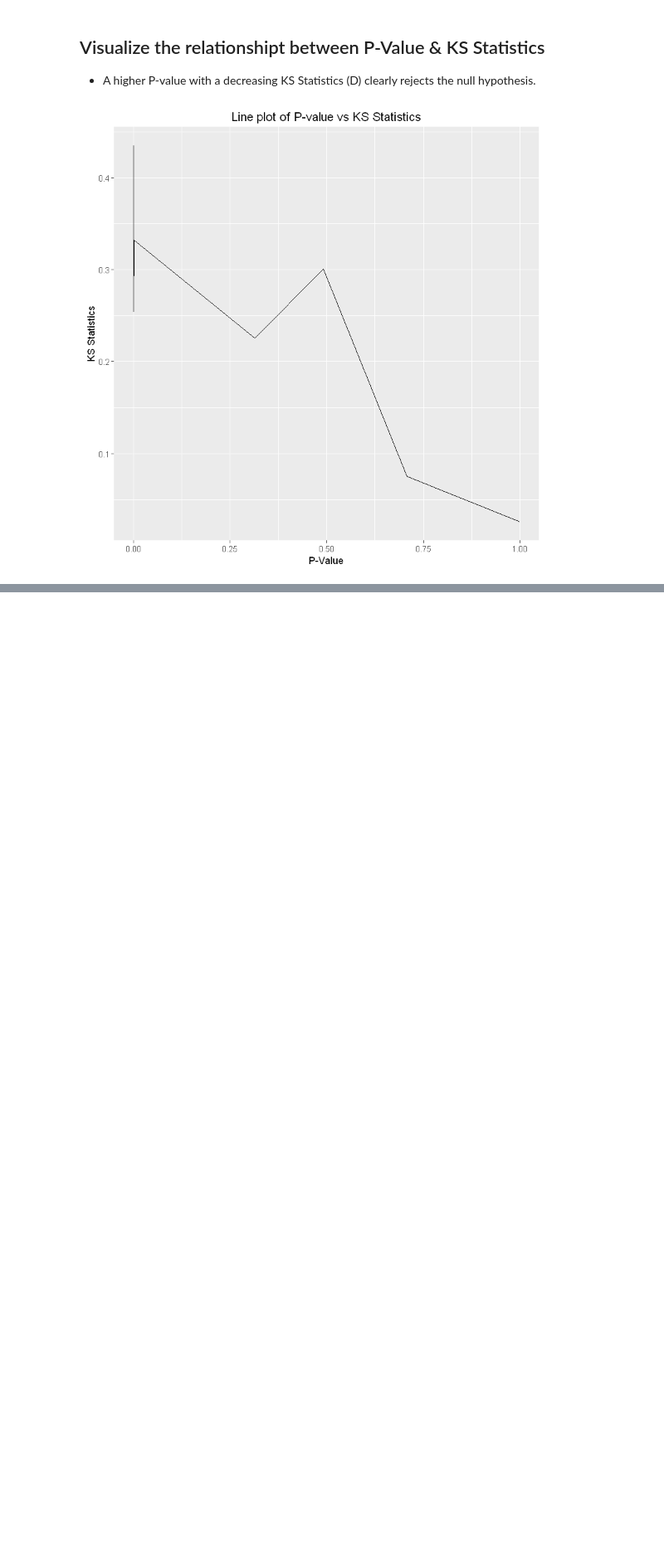
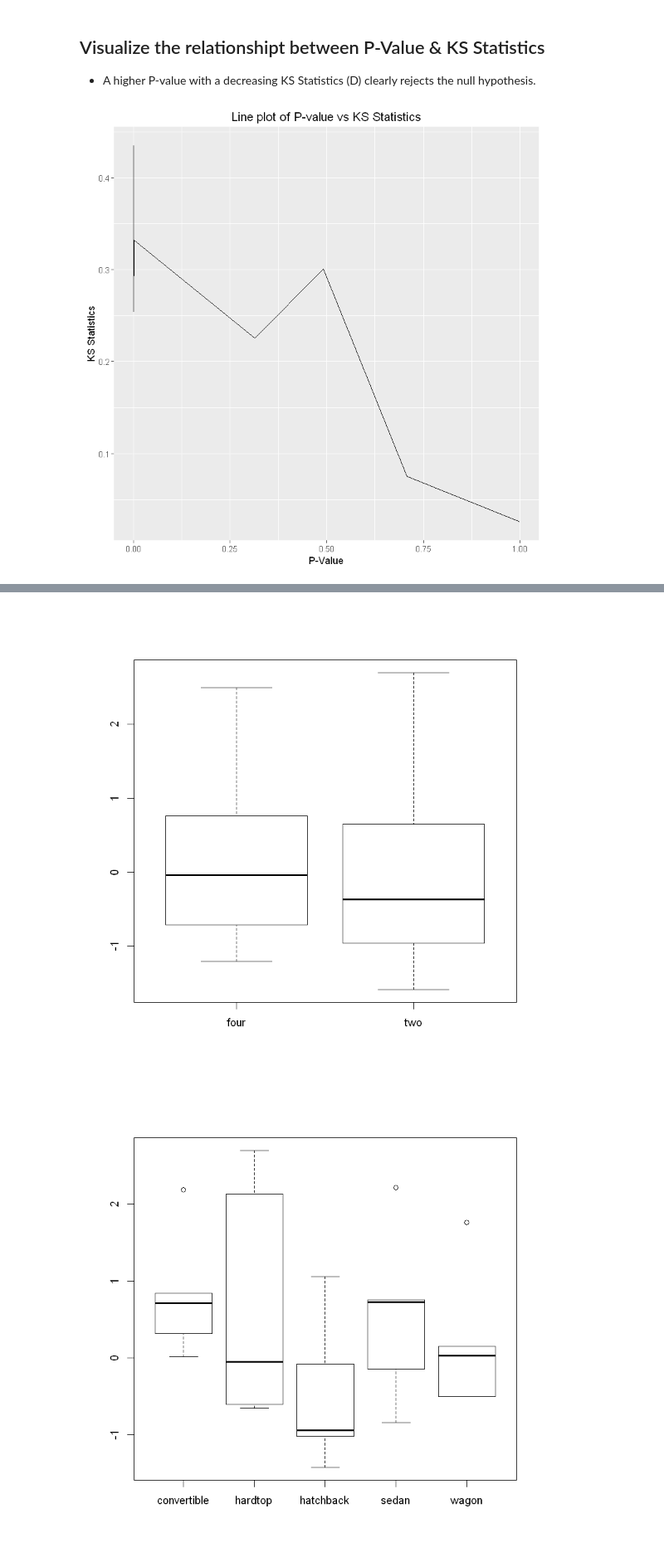
Before and after one commit to samir72/MethodsofDataAnalysis, a Jupyter notebook: Lecture4/Assignment4.ipynb, the cells around one changed output, grey strips where cells are left out. Shown at 83% size. Drawn from its saved outputs; the diff is of its cells as text; code cells hidden in the pictures; blank space fills up the shorter version.

```diff
--- a/Lecture4/Assignment4.ipynb
+++ b/Lecture4/Assignment4.ipynb
@@ -371,0 +370,10 @@ Residuals               192 191.42   0.997
+# %%
+#Boxplot number of doors
+stratified_pricedoors$num.of.doors = factor(stratified_pricedoors$num.of.doors) # Make sure your groups are a factor
+boxplot(stratified_pricedoors$normalized_logprice ~ stratified_pricedoors$num.of.doors)
+#Boxplot body style
+stratified_pricebody$body.style = factor(stratified_pricebody$body.style) # Make sure your groups are a factor (for further analysis below)
+boxplot(stratified_pricebody$normalized_logprice ~ stratified_pricebody$body.style)
+# %% [output]
+[figure, added]
+[figure, added]
```
Also changed, not shown: parts of 10 cells of this notebook, 2 other files.
